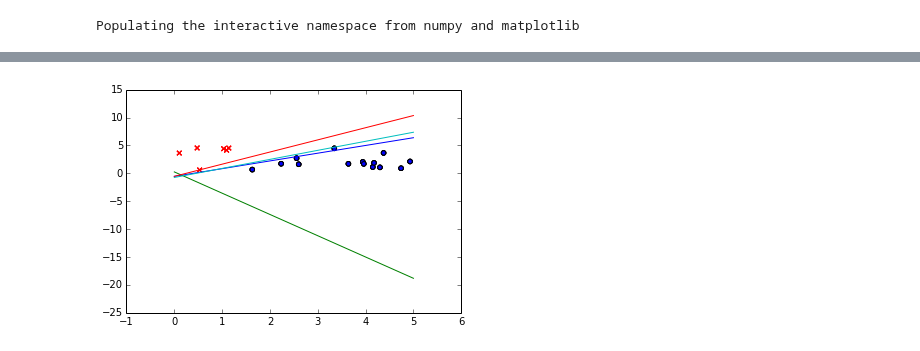
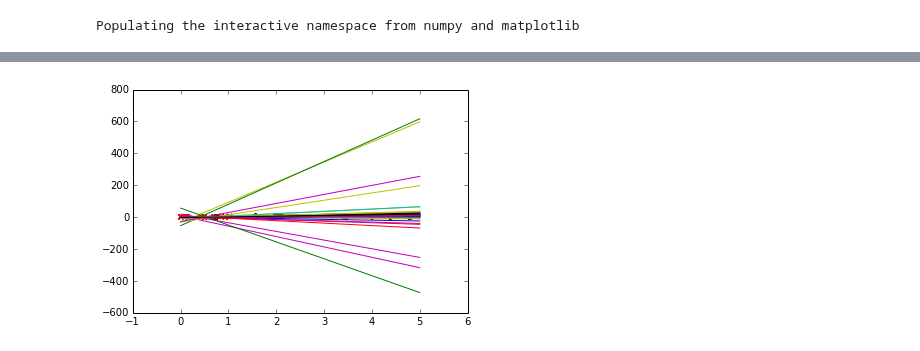
Before and after one commit to Chuphay/school, a Jupyter notebook: ML/Perceptron Learning.ipynb, the cells around one changed output, grey strips where cells are left out. Cells and saved outputs as stored; diff of their text form; code cells hidden in the pictures.

```diff
--- a/ML/Perceptron Learning.ipynb
+++ b/ML/Perceptron Learning.ipynb
@@ -48,18 +47,18 @@ def classify(w,x):
     else:
         return -1
 # %%
-MAX = 100
+MAX = 500
 for i in range(MAX):
     x = int(points*rand())
     if(classify(w,data[x][:2]) == data[x][2]):
         pass
     else:
         w = w + data[x][2]*array([1,data[x][0],data[x][1]])
         for i in data:
             if(data[i][2] == -1):
                 scatter(data[i][0],data[i][1], c = 'r', marker = 'x')
             else:
                 scatter(data[i][0],data[i][1], c = 'b', marker = 'o')
         plot_perceptron(w)
 # %% [output]
-[figure, old version]
+[figure, new version]
```
Also changed, not shown: parts of 5 cells of this notebook.
